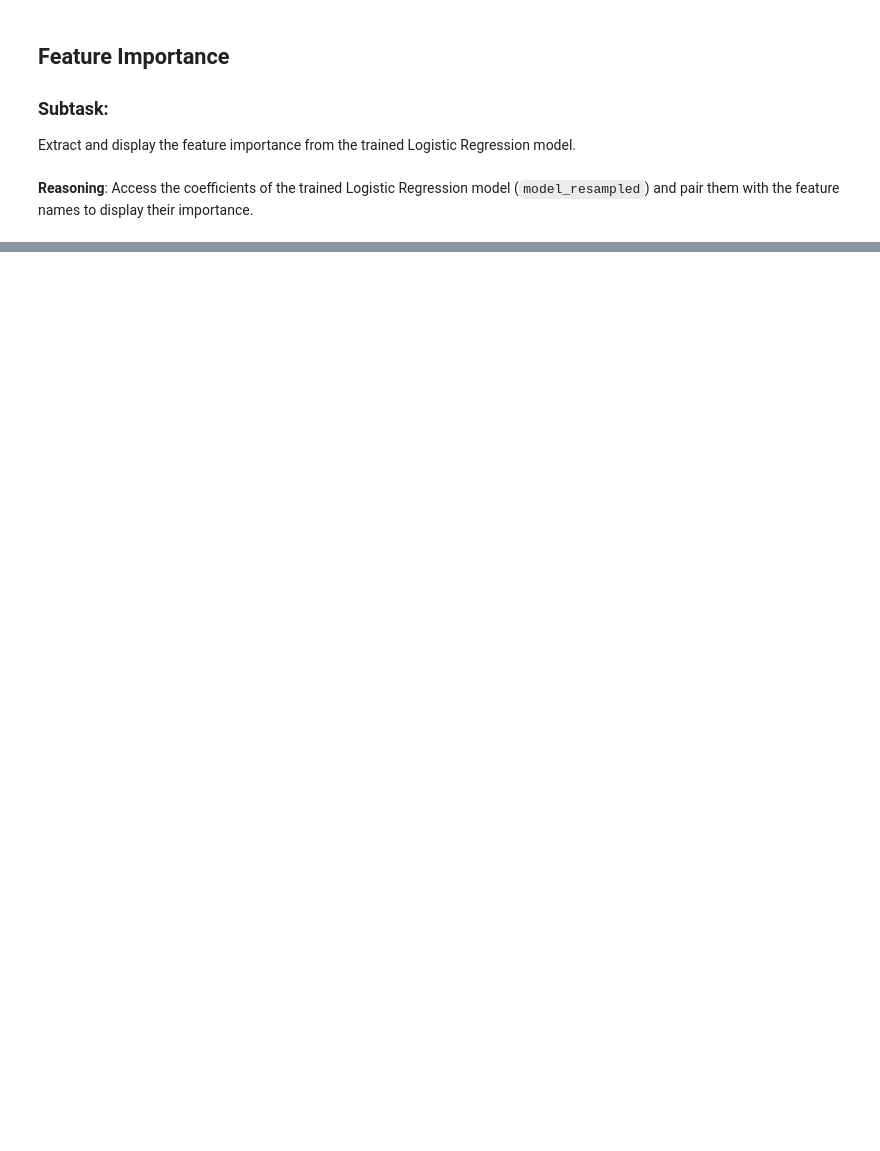
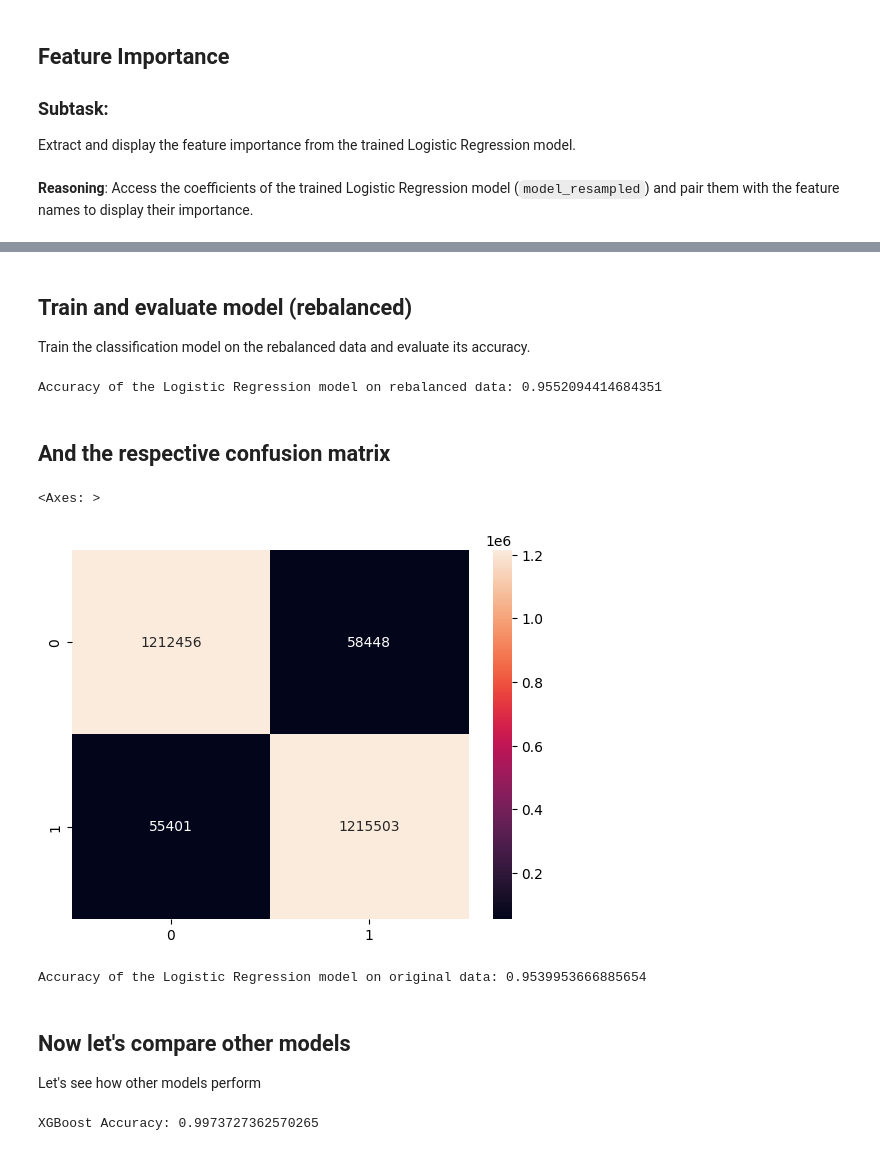
Before and after one commit to gpozzetti/AI_For_Finance_LSB_testcases, a Jupyter notebook: FinancialFraud/Financial_Fraud.ipynb, the cells around one changed output, grey strips where cells are left out. Saved outputs shown, nothing was run; the diff lists cells and outputs as text; code cells hidden in the pictures; blank space fills up the shorter version.

```diff
--- a/FinancialFraud/Financial_Fraud.ipynb
+++ b/FinancialFraud/Financial_Fraud.ipynb
@@ -372,0 +616,10 @@ plot = sns.barplot(x='Importance', y='Feature', data=feature_importance_df)
+# %%
+from imblearn.over_sampling import SMOTE
+
+smote = SMOTE(random_state=42)
+X_train_resampled, y_train_resampled = smote.fit_resample(X_train, y_train)
+X_test_resampled, y_test_resampled = smote.fit_resample(X_test, y_test)
+
+#Display the train dataset grouped by fraud/non fraud
+display(y_train_resampled.value_counts())
+display(y_test_resampled.value_counts())
@@ -372,0 +637,36 @@ plot = sns.barplot(x='Importance', y='Feature', data=feature_importance_df)
+# %% [markdown]
+## Train and evaluate model (rebalanced)
+
+
+Train the classification model on the rebalanced data and evaluate its accuracy.
+# %%
+from sklearn.linear_model import LogisticRegression
+from sklearn.metrics import accuracy_score
+
+model_resampled = LogisticRegression(max_iter=1000)
+model_resampled.fit(X_train_resampled, y_train_resampled)
+y_pred_resampled = model_resampled.predict(X_test_resampled)
+accuracy_resampled = accuracy_score(y_test_resampled, y_pred_resampled)
+print(f"Accuracy of the Logistic Regression model on rebalanced data: {accuracy_resampled}")
+# %% [output]
+Accuracy of the Logistic Regression model on rebalanced data: 0.9552094414684351
+# %% [markdown]
+## And the respective confusion matrix
+# %%
+# Calculate and plot the confusion matrix with these new examples
+cm_resampled = confusion_matrix(y_test_resampled, y_pred_resampled)
+sns.heatmap(cm_resampled, annot=True, fmt='d')
+# %% [output]
+<Axes: >
+[figure, added]
+# %%
+# now see the performance on the original non-balanced split
+y_pred_original = model_resampled.predict(X_test)
+accuracy_original = accuracy_score(y_test, y_pred_original)
+print(f"Accuracy of the Logistic Regression model on original data: {accuracy_original}")
+# %% [output]
+Accuracy of the Logistic Regression model on original data: 0.9539953666885654
+# %% [markdown]
+## Now let's compare other models
+
+Let's see how other models perform
@@ -372,0 +683,21 @@ plot = sns.barplot(x='Importance', y='Feature', data=feature_importance_df)
+# %%
+#train them
+#rf_model.fit(X_train_resampled, y_train_resampled)
+#svm_model.fit(X_train_resampled, y_train_resampled)
+xgb_model.fit(X_train_resampled, y_train_resampled)
+
+#test them
+#rf_pred = rf_model.predict(X_test_resampled)
+#svm_pred = svm_model.predict(X_test_resampled)
+xgb_pred = xgb_model.predict(X_test_resampled)
+
+#evaluate them
+#rf_accuracy = accuracy_score(y_test_resampled, rf_pred)
+#svm_accuracy = accuracy_score(y_test_resampled, svm_pred)
+xgb_accuracy = accuracy_score(y_test_resampled, xgb_pred)
+
+#print(f"Random Forest Accuracy: {rf_accuracy}")
+#print(f"SVM Accuracy: {svm_accuracy}")
+print(f"XGBoost Accuracy: {xgb_accuracy}")
+# %% [output]
+XGBoost Accuracy: 0.9973727362570265
```
Also changed, not shown: parts of 42 cells of this notebook.
